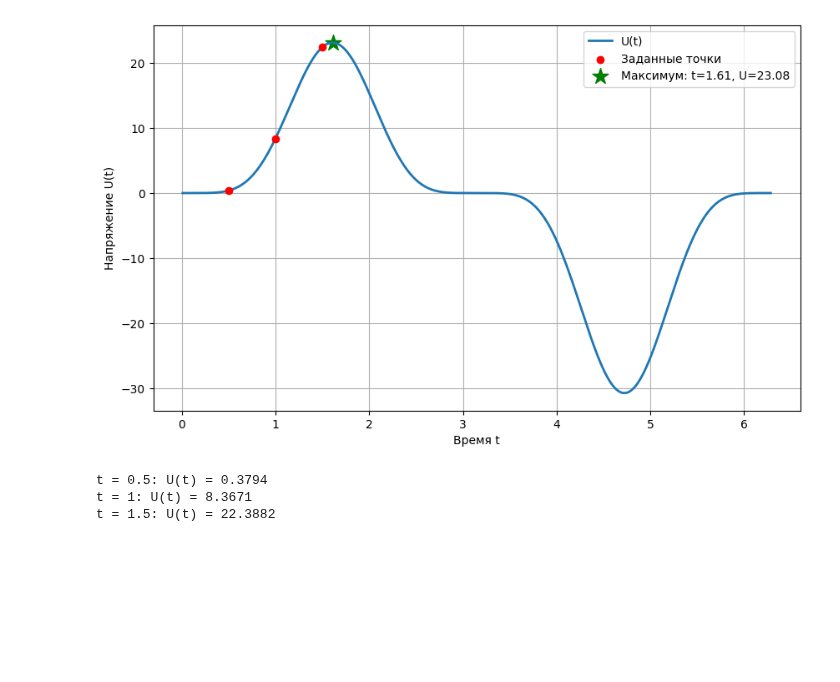
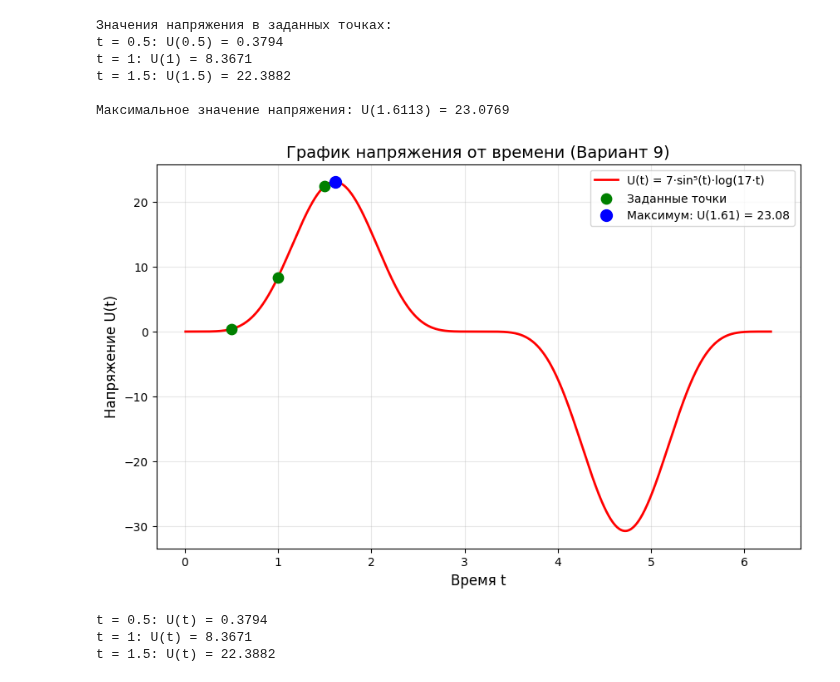
Before and after one commit to hisoriosi/python_labs, a Jupyter notebook: lab4.ipynb, the cells around one changed output. Cells and saved outputs as stored; diff of their text form; code cells hidden in the pictures; blank space fills up the shorter version.

```diff
--- a/lab4.ipynb
+++ b/lab4.ipynb
@@ -60,24 +61,59 @@ plt.show()
 # %%
-t = np.linspace(0.01, 2 * np.pi, 1000)
-U = 7 * (np.sin(t))**5 * np.log(17 * t)
+import numpy as np
+import matplotlib.pyplot as plt
 
+# ЗАДАНИЕ 2 для варианта 9
+
+def voltage_function_v9(t):
+    """Функция напряжения для варианта 9: 7⋅sin⁵(t)⋅log(17⋅t)"""
+    return 7 * (np.sin(t))**5 * np.log(17 * t)
+
+# Диапазон значений t: 0...2π
+t2 = np.linspace(0.01, 2*np.pi, 1000)  # начинаем с 0.01 чтобы избежать log(0)
+
+# Вычисляем значения напряжения
+U = voltage_function_v9(t2)
+
+# Заданные точки по шкале t
+points_t = [0.5, 1, 1.5]
+points_U = voltage_function_v9(np.array(points_t))
+
+# Находим максимальное значение напряжения
 max_U = np.max(U)
-t_max = t[np.argmax(U)]
+max_t = t2[np.argmax(U)]
 
-t_points = [0.5, 1, 1.5]
-U_points = 7 * (np.sin(t_points))**5 * np.log(17 * np.array(t_points))
+# Построение графика
+plt.figure(figsize=(10, 6))
+plt.plot(t2, U, 'r-', linewidth=2, label='U(t) = 7⋅sin⁵(t)⋅log(17⋅t)')
 
-plt.figure(figsize=(10, 6))
-plt.plot(t, U, linewidth=2, label='U(t)')
-plt.scatter(t_points, U_points, color='red', zorder=5, label='Заданные точки')
-plt.scatter(t_max, max_U, color='green', marker='*', s=200, label=f'Максимум: t={t_max:.2f}, U={max_U:.2f}')
-plt.xlabel('Время t')
-plt.ylabel('Напряжение U(t)')
-plt.grid(True)
+# Отмечаем заданные точки
+plt.scatter(points_t, points_U, color='green', s=80, zorder=5, label='Заданные точки')
+
+# Отмечаем максимальное значение
+plt.scatter(max_t, max_U, color='blue', s=100, zorder=5, label=f'Максимум: U({max_t:.2f}) = {max_U:.2f}')
+
+plt.xlabel('Время t', fontsize=12)
+plt.ylabel('Напряжение U(t)', fontsize=12)
+plt.title('График напряжения от времени (Вариант 9)', fontsize=14)
+plt.grid(True, alpha=0.3)
 plt.legend()
-plt.savefig('images/plot_9_2.png')
+
+# Выводим значения в заданных точках
+print("Значения напряжения в заданных точках:")
+for i, (t_val, U_val) in enumerate(zip(points_t, points_U)):
+    print(f"t = {t_val}: U({t_val}) = {U_val:.4f}")
+
+print(f"\nМаксимальное значение напряжения: U({max_t:.4f}) = {max_U:.4f}")
+
+plt.show()
 # %% [output]
+Значения напряжения в заданных точках:
+t = 0.5: U(0.5) = 0.3794
+t = 1: U(1) = 8.3671
+t = 1.5: U(1.5) = 22.3882
+
+Максимальное значение напряжения: U(1.6113) = 23.0769
-[figure, old version]
+[figure, new version]
 # %%
 # Вывод значений в точках
 for tp, Up in zip(t_points, U_points):
```
Also changed, not shown: parts of 1 cell of this notebook, 2 other files.
